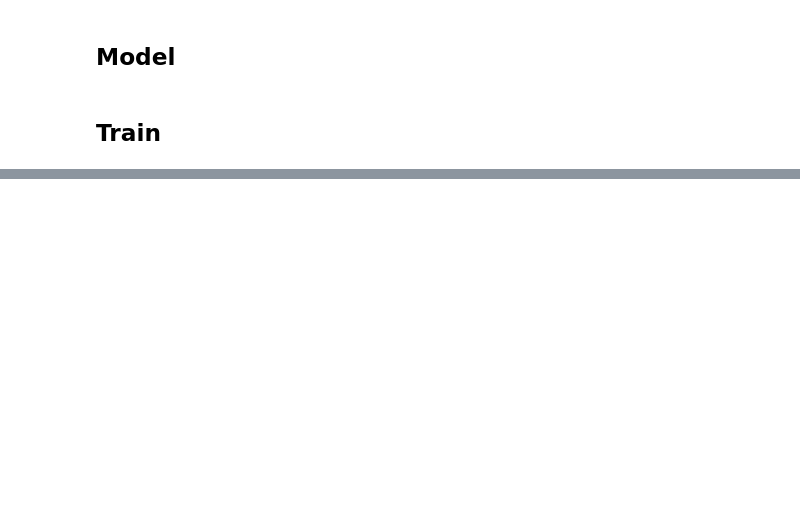
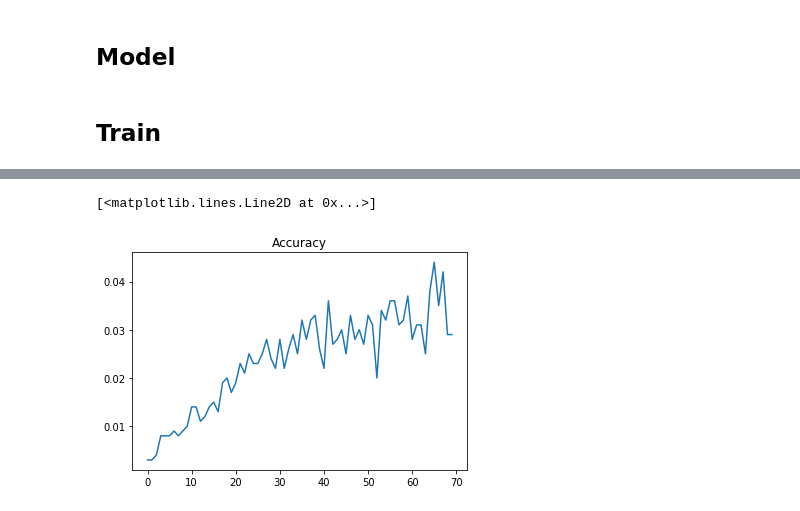
Before and after one commit to DenisPeskoff/QuizBowlASR, a Jupyter notebook: QuizBowl_ASR_DeepAveragingNet.ipynb, the cells around one changed output, grey strips where cells are left out. Drawn from its saved outputs; the diff is of its cells as text; code cells hidden in the pictures; blank space fills up the shorter version.

Commit message:
Working version.  300 dim GloVe embeddings, shuffling, etc.  Will need to be trained on larger data and batch+batch_norm

```diff
--- a/QuizBowl_ASR_DeepAveragingNet.ipynb
+++ b/QuizBowl_ASR_DeepAveragingNet.ipynb
@@ -69,11 +114,13 @@ class SimpleConfidenceLearner(nn.Module):
 # %%
 class ConfidenceLearner(nn.Module):
     def __init__(self, embeddings_dim, confidences_dim):
+        super(ConfidenceLearner, self).__init__()
         self.transform = nn.Linear(embeddings_dim + confidences_dim, 1)
 
     def forward(self, embeds, confs):
-        concat = torch.cat(embeds, confs)
-        return sigmoid(self.transform(concat)) #concat?
+        confs = confs.view(-1, 1)
+        concat = torch.cat((embeds, confs), 1)
+        return torch.sigmoid(self.transform(concat))
 # %%
 class DAN(nn.Module):
     def __init__(self, embedding_dim,
@@ -127,0 +176,33 @@ for i in range(EPOCH):
+# %%
+EPOCH = 20
+#epoch_losses, accuracies = [], []
+best_accuracy = 0.
+
+for i in range(EPOCH):
+    if (i%10 == 0):
+        print ("Epoch", i)
+    epoch_loss = 0
+    for index, sentence in tqdm_notebook(enumerate(X_train_raw), total = len(X_train_raw)):
+
+        model.zero_grad()
+        #prepare data
+        words = [word[0] for word in sentence]
+        confidences = [word[1] for word in sentence]
+        input_words = prepare_sequence(words, word_to_ix)
+        input_confidences = Variable(torch.FloatTensor(confidences))
+        correct_output = prepare_sequence([y_train_raw[index]], answer_to_ix)
+        #run through net
+        output = model(input_words, input_confidences)
+
+        loss = loss_function(output, correct_output)
+        epoch_loss = epoch_loss + float(loss)
+        losses.append(float(loss))
+        loss.backward()
+        optimizer.step()
+
+    accuracy = validate()
+    if accuracy > best_accuracy:
+        torch.save(model.state_dict(), './model.pth')
+    print (epoch_loss, accuracy)
+    accuracies.append(accuracy)
+    epoch_losses.append(epoch_loss)
@@ -127,0 +235,6 @@ for i in range(EPOCH):
+# %%
+plt.title("Accuracy")
+plt.plot(accuracies)
+# %% [output]
+[<matplotlib.lines.Line2D at 0x...>]
+[figure, added]
```
Also changed, not shown: parts of 13 cells of this notebook.
